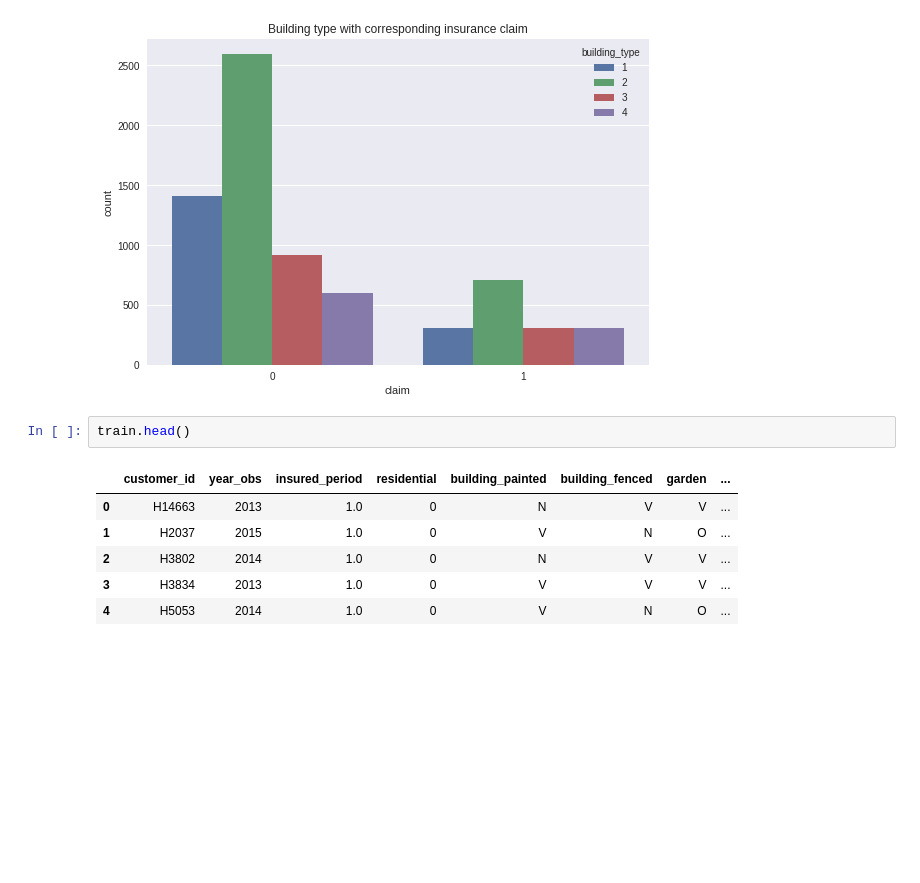
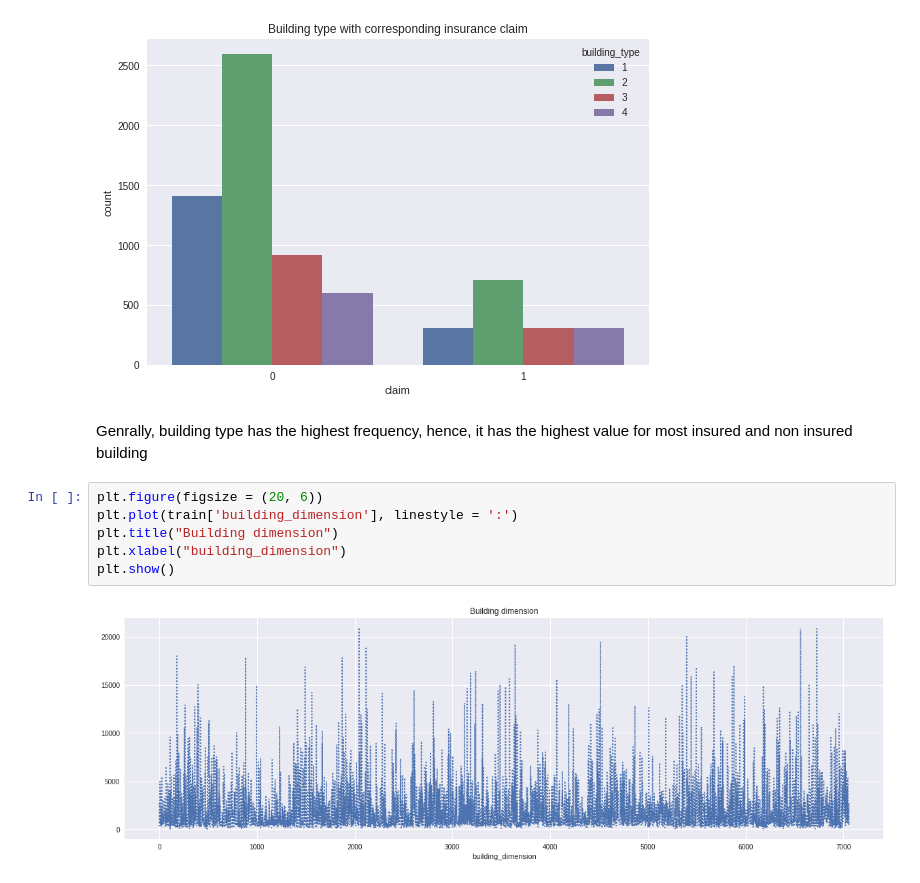
Before and after one commit to praistarr/Insurance-claim-prediction, a Jupyter notebook: Insurance_prediction.ipynb, the cells around one changed output. Drawn from its saved outputs; the diff is of its cells as text; blank space fills up the shorter version.

```diff
--- a/Insurance_prediction.ipynb
+++ b/Insurance_prediction.ipynb
@@ -189,12 +218,13 @@ sns.countplot(x = train['claim'],hue = train['building_type']).set_title("Buildi
 plt.show()
 # %% [output]
 [figure]
-# %%
-train.head()
-# %% [output]
-|  | customer_id | year_obs | insured_period | residential | building_painted | building_fenced | garden | ... |
-| 0 | H14663 | 2013 | 1.0 | 0 | N | V | V | ... |
-| 1 | H2037 | 2015 | 1.0 | 0 | V | N | O | ... |
-| 2 | H3802 | 2014 | 1.0 | 0 | N | V | V | ... |
-| 3 | H3834 | 2013 | 1.0 | 0 | V | V | V | ... |
-| 4 | H5053 | 2014 | 1.0 | 0 | V | N | O | ... |
+# %% [markdown]
+Genrally, building type has the highest frequency, hence, it has the highest value for most insured and non insured building
+# %%
+plt.figure(figsize = (20, 6))
+plt.plot(train['building_dimension'], linestyle = ':')
+plt.title("Building dimension")
+plt.xlabel("building_dimension")
+plt.show()
+# %% [output]
+[figure, added]
```
Also changed, not shown: parts of 37 cells of this notebook.
